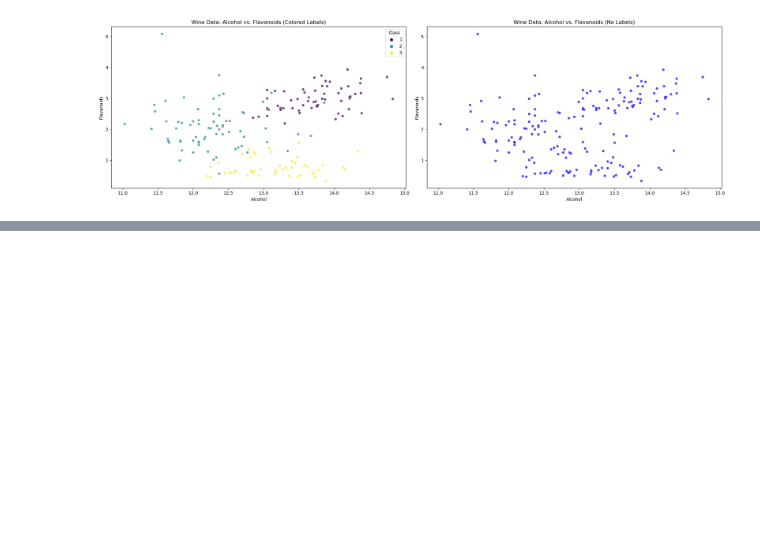
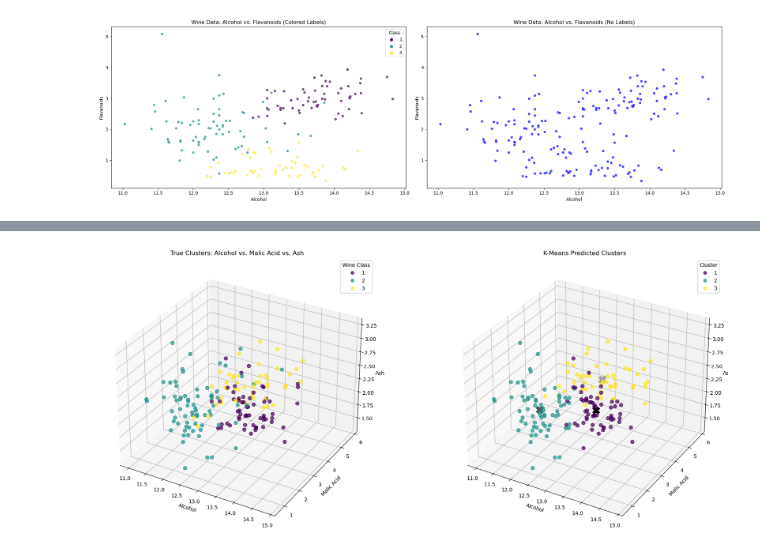
Before and after one commit to Becxster/INDE-577, a Jupyter notebook: Unsupervised Learning/K-Means Clustering/k_means_clustering.ipynb, the cells around one changed output, grey strips where cells are left out. Drawn from its saved outputs; the diff is of its cells as text; code cells hidden in the pictures; blank space fills up the shorter version.

```diff
--- a/Unsupervised Learning/K-Means Clustering/k_means_clustering.ipynb
+++ b/Unsupervised Learning/K-Means Clustering/k_means_clustering.ipynb
@@ -79,0 +206,63 @@ plt.show()
+# %%
+from mpl_toolkits.mplot3d import Axes3D
+import matplotlib.colors as mcolors
+
+# Select features for 3D clustering
+X_3d = df[['Alcohol', 'Malic', 'Ash']].values
+
+# Run K-Means on the data
+k = 3  # Fixed number of clusters
+labels_3d, centroids_3d = kmeans(X_3d, k)
+
+
+# Add cluster labels to the DataFrame
+df['Cluster_3D'] = labels_3d
+
+# Map cluster labels for the legend to start from 1
+df['Cluster_3D_Legend'] = df['Cluster_3D'] + 1  # Add 1 to all cluster labels
+
+color_mapping = {0: 0, 1: 2, 2: 1}  # Swap colors for cluster 0 and 1
+df['Cluster_3D_Swapped'] = df['Cluster_3D'].map(color_mapping)
+
+# Create a figure with two 3D subplots
+fig = plt.figure(figsize=(20, 8))
+
+# Plot the true clusters
+ax1 = fig.add_subplot(121, projection='3d')
+scatter1 = ax1.scatter(
+    df['Alcohol'], df['Malic'], df['Ash'],
+    c=df['Wine'], cmap='viridis', alpha=0.7, s=50
+)
+ax1.set_title('True Clusters: Alcohol vs. Malic Acid vs. Ash')
+ax1.set_xlabel('Alcohol')
+ax1.set_ylabel('Malic Acid')
+ax1.set_zlabel('Ash')
+legend1 = ax1.legend(*scatter1.legend_elements(), title="Wine Class")
+ax1.add_artist(legend1)
+
+# Plot the predicted clusters with updated legend
+ax2 = fig.add_subplot(122, projection='3d')
+scatter2 = ax2.scatter(
+    df['Alcohol'], df['Malic'], df['Ash'],
+    c=df['Cluster_3D_Swapped'], cmap='viridis', alpha=0.7, s=50
+)
+ax2.scatter(
+    centroids_3d[:, 0], centroids_3d[:, 1], centroids_3d[:, 2],
+    c='black', marker='X', s=200, label='Centroids'
+)
+ax2.set_title('K-Means Predicted Clusters')
+ax2.set_xlabel('Alcohol')
+ax2.set_ylabel('Malic Acid')
+ax2.set_zlabel('Ash')
+
+# Update the legend to show labels 1, 2, 3
+handles, labels = scatter2.legend_elements()
+labels = [str(int(label)) for label in df['Cluster_3D_Legend'].unique()]  # Convert labels to integers
+legend2 = ax2.legend(handles, labels, title="Cluster")
+ax2.add_artist(legend2)
+
+# Adjust layout and display the plots
+plt.tight_layout()
+plt.show()
+# %% [output]
+[figure, added]
```
Also changed, not shown: parts of 5 cells of this notebook, 1 other file.
